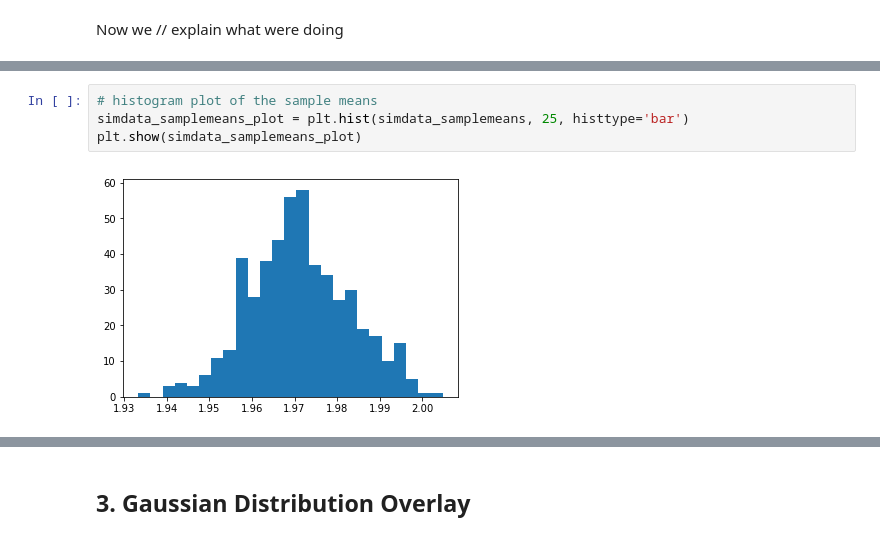
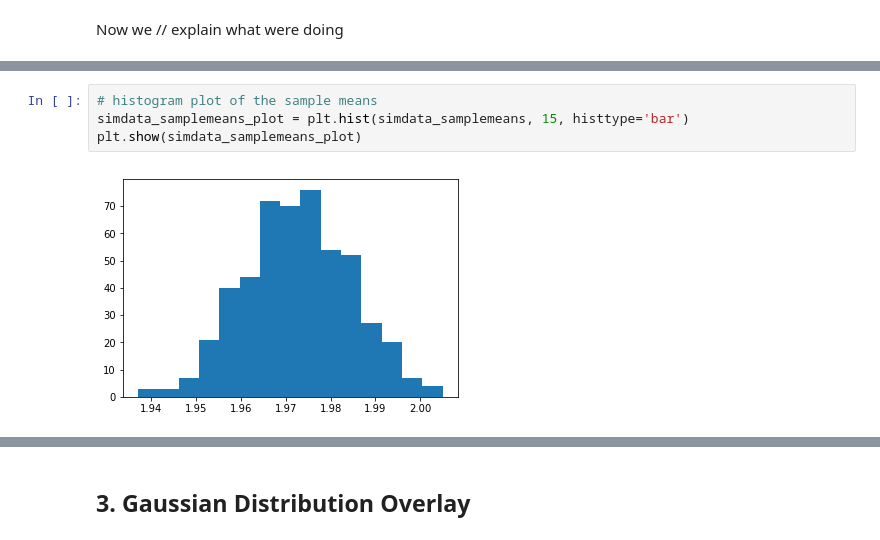
Before and after one commit to vincentvanduong/experimental-methods, a Jupyter notebook: Lab 2/Lab2Notebook.ipynb, the cells around one changed output, grey strips where cells are left out. Drawn from its saved outputs; the diff is of its cells as text.

```diff
--- a/Lab 2/Lab2Notebook.ipynb
+++ b/Lab 2/Lab2Notebook.ipynb
@@ -176,9 +175,9 @@ array([ 1.97680184,  1.95179285,  1.97222609,  1.96043906,  1.97859624,
 # %%
 # histogram plot of the sample means
-simdata_samplemeans_plot = plt.hist(simdata_samplemeans, 25, histtype='bar')
+simdata_samplemeans_plot = plt.hist(simdata_samplemeans, 15, histtype='bar')
 plt.show(simdata_samplemeans_plot)
 # %% [output]
-[figure, old version]
+[figure, new version]
 # %%
 # mean of the distribution of means
 simdata_samplemeans_mean = np.mean(simdata_samplemeans)
```
Also changed, not shown: parts of 19 cells of this notebook.
